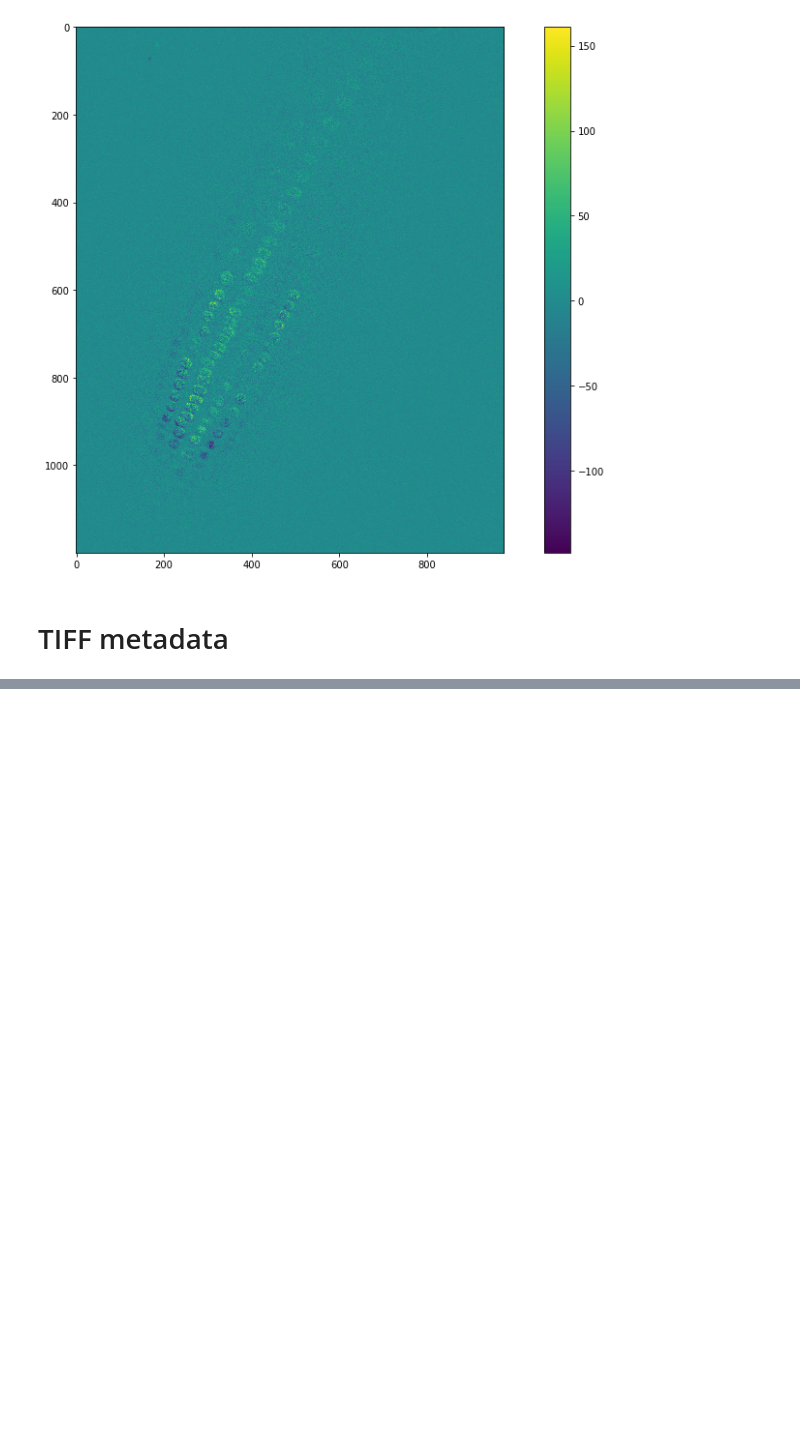
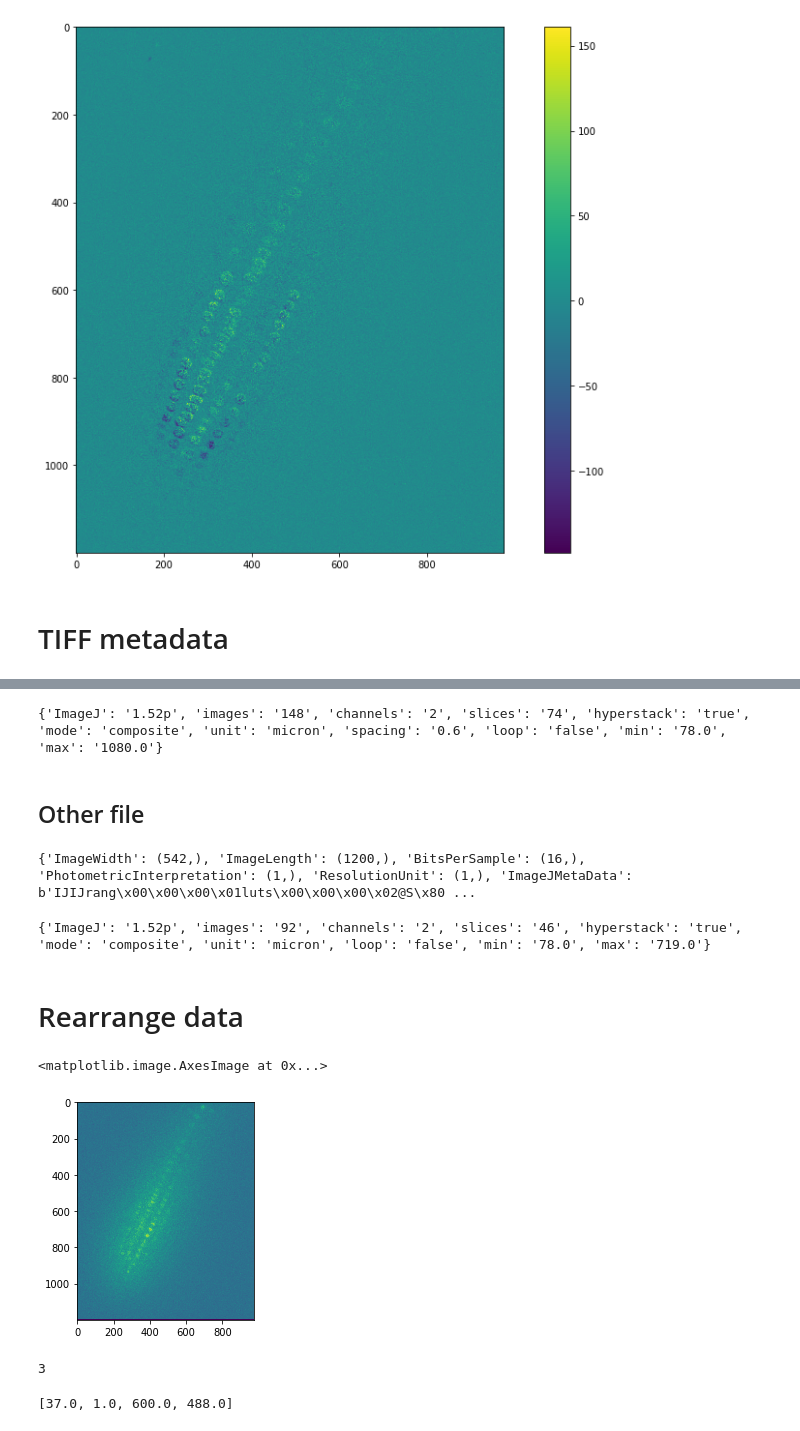
Before and after one commit to mjirik/celltrack, a Jupyter notebook: devel/read_tiff_data.ipynb, the cells around one changed output, grey strips where cells are left out. Saved outputs shown, nothing was run; the diff lists cells and outputs as text; code cells hidden in the pictures; blank space fills up the shorter version.

```diff
--- a/devel/read_tiff_data.ipynb
+++ b/devel/read_tiff_data.ipynb
@@ -112,7 +112,7 @@ plt.imshow(fusion)
 # %% [markdown]
 # Image R2D2-40-1
 # %%
-im = skimage.io.imread(r"g:/Můj disk/data/biology/roots/examples/R2D2-40x-1.tif")
+im = skimage.io.imread(r"g:/Můj disk/data/biology/orig/roots/examples/R2D2-40x-1.tif")
 im.shape
 # %% [output]
 (74, 2, 1200, 976)
@@ -174,0 +161,42 @@ meta_dict
+# %%
+key_value = [couplestring.split("=") for couplestring in meta_dict["ImageDescription"][0].split("\n") ]
+# print(key_value)
+image_description = {kv[0]: kv[1] for kv in key_value if len(kv) > 1}
+print(image_description)
+# %% [output]
+{'ImageJ': '1.52p', 'images': '148', 'channels': '2', 'slices': '74', 'hyperstack': 'true', 'mode': 'composite', 'unit': 'micron', 'spacing': '0.6', 'loop': 'false', 'min': '78.0', 'max': '1080.0'}
+# %% [markdown]
+## Other file
+# %%
+from PIL import Image
+from PIL.TiffTags import TAGS
+fn = r"g:/Můj disk/data/biology/orig/roots/examples/R2D2-20x-1.tif"
+# fn = r"g:/Můj disk/data/biology/orig/roots/examples/DIIVenus-20x-2.tif"
+# fn = r"g:/Můj disk/data/biology/orig/roots/examples/R2D2-40x-1.tif"
+with Image.open(fn) as img:
+    meta_dict = {TAGS[key] : img.tag[key] for key in img.tag}
+print(meta_dict)
+# %% [output]
+{'ImageWidth': (542,), 'ImageLength': (1200,), 'BitsPerSample': (16,), 'PhotometricInterpretation': (1,), 'ResolutionUnit': (1,), 'ImageJMetaData': b'IJIJrang\x00\x00\x00\x01luts\x00\x00\x00\x02@S\x80 ...
+# %%
+key_value = [couplestring.split("=") for couplestring in meta_dict["ImageDescription"][0].split("\n") ]
+# print(key_value)
+image_description = {kv[0]: kv[1] for kv in key_value if len(kv) > 1}
+print(image_description)
+# %% [output]
+{'ImageJ': '1.52p', 'images': '92', 'channels': '2', 'slices': '46', 'hyperstack': 'true', 'mode': 'composite', 'unit': 'micron', 'loop': 'false', 'min': '78.0', 'max': '719.0'}
+# %% [markdown]
+# Rearrange data
+# %%
+plt.imshow(im[(0,0, slice(None), slice(None))])
+# %% [output]
+<matplotlib.image.AxesImage at 0x...>
+[figure, added]
+# %%
+im[(slice(None),1, slice(None), slice(None))].ndim
+# %% [output]
+3
+# %%
+list(np.asarray(im.shape)/2)
+# %% [output]
+[37.0, 1.0, 600.0, 488.0]
```
Also changed, not shown: parts of 4 cells of this notebook, 2 other files.
